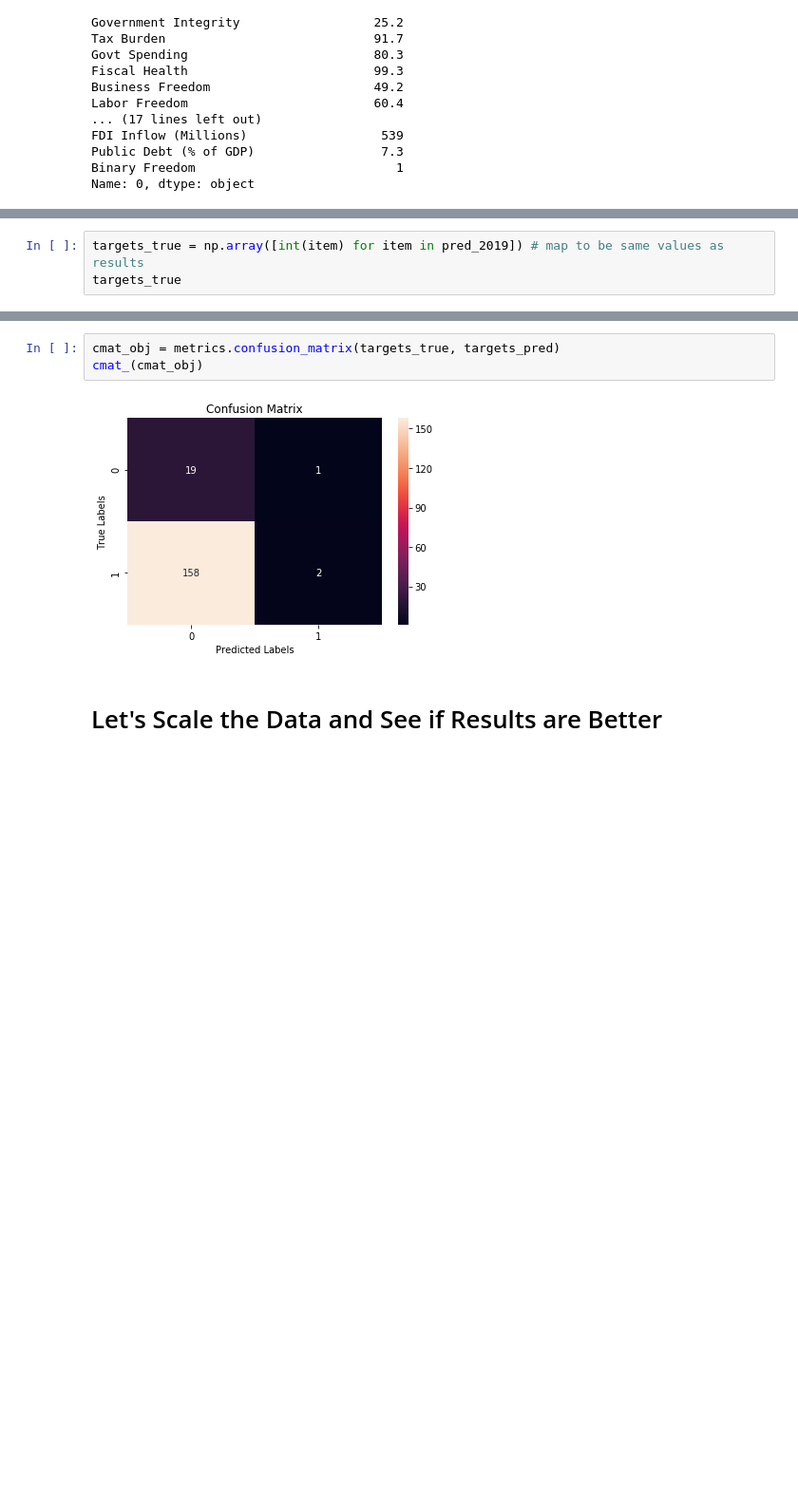
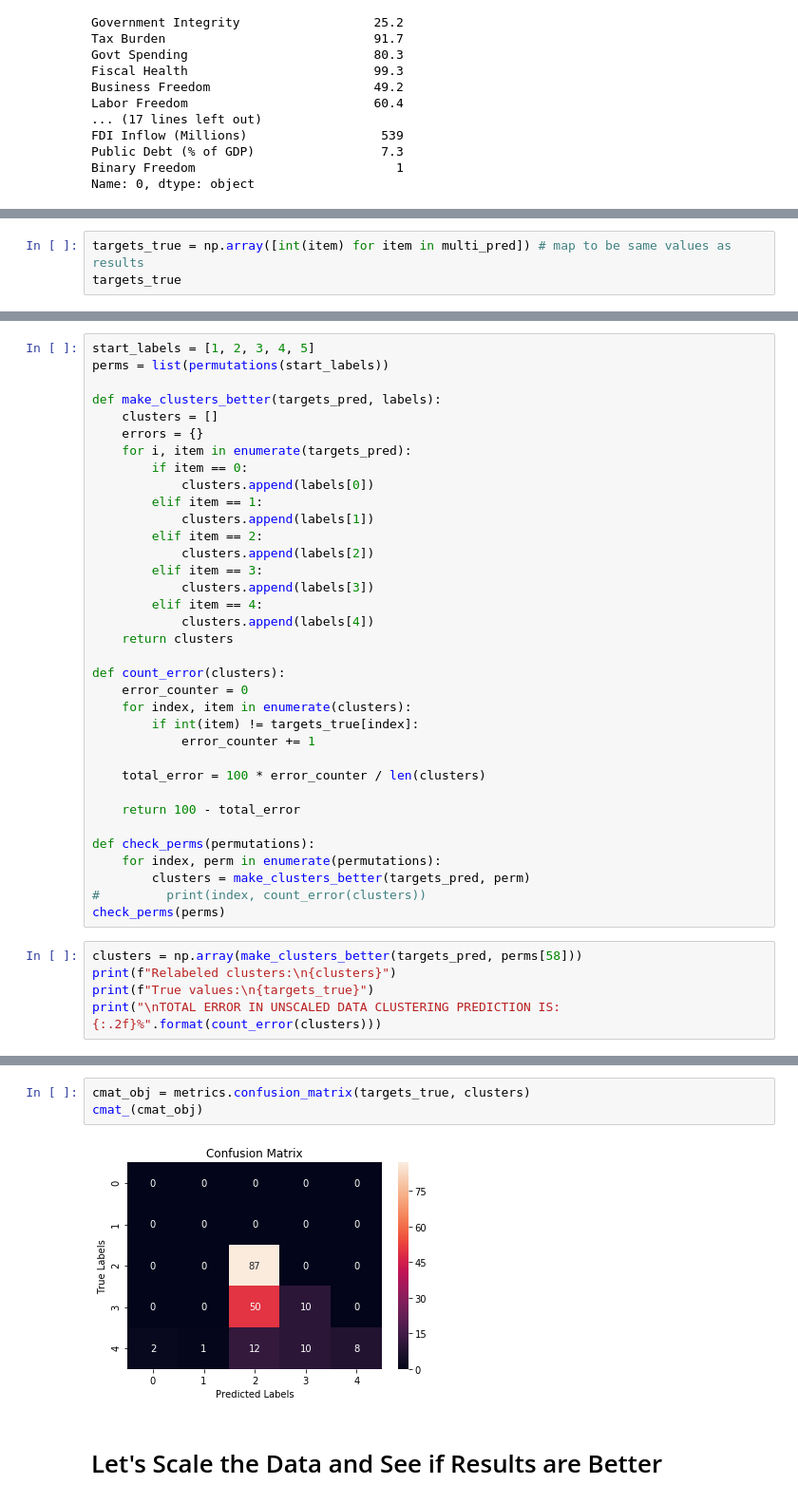
Before and after one commit to fchikwekwe/IntroToMachineLearning, a Jupyter notebook: EconomicFreedomProject.ipynb, the cells around one changed output, grey strips where cells are left out. Shown: that part at 95% size. Saved outputs shown, nothing was run; the diff lists cells and outputs as text; blank space fills up the shorter version.

Commit message:
🤷🏾‍♀️ really tried with linear regression; clustering and classification work though

```diff
--- a/EconomicFreedomProject.ipynb
+++ b/EconomicFreedomProject.ipynb
@@ -669,4 +818,4 @@ array(['1', '1', '1', '1', '1', '1', '1', '1', '1', '1', '1', '1', '1',
 # %%
-targets_true = np.array([int(item) for item in pred_2019]) # map to be same values as results
+targets_true = np.array([int(item) for item in multi_pred]) # map to be same values as results
 targets_true
 # %% [output]
@@ -711,0 +846,40 @@ WOW, That's bad!
+# %%
+start_labels = [1, 2, 3, 4, 5]
+perms = list(permutations(start_labels))
+
+def make_clusters_better(targets_pred, labels):
+    clusters = []
+    errors = {}
+    for i, item in enumerate(targets_pred):
+        if item == 0:
+            clusters.append(labels[0])
+        elif item == 1:
+            clusters.append(labels[1])
+        elif item == 2:
+            clusters.append(labels[2])
+        elif item == 3:
+            clusters.append(labels[3])
+        elif item == 4:
+            clusters.append(labels[4])
+    return clusters
+
+def count_error(clusters):
+    error_counter = 0
+    for index, item in enumerate(clusters):
+        if int(item) != targets_true[index]:
+            error_counter += 1
+
+    total_error = 100 * error_counter / len(clusters)
+
+    return 100 - total_error
+
+def check_perms(permutations):
+    for index, perm in enumerate(permutations):
+        clusters = make_clusters_better(targets_pred, perm)
+#         print(index, count_error(clusters))
+check_perms(perms)
+# %%
+clusters = np.array(make_clusters_better(targets_pred, perms[58]))
+print(f"Relabeled clusters:\n{clusters}")
+print(f"True values:\n{targets_true}")
+print("\nTOTAL ERROR IN UNSCALED DATA CLUSTERING PREDICTION IS: {:.2f}%".format(count_error(clusters)))
@@ -712,7 +901,7 @@ WOW, That's bad!
 # %%
-cmat_obj = metrics.confusion_matrix(targets_true, targets_pred)
+cmat_obj = metrics.confusion_matrix(targets_true, clusters)
 cmat_(cmat_obj)
 # %% [output]
-[figure, old version]
+[figure, new version]
 # %% [markdown]
 # Let's Scale the Data and See if Results are Better
```
Also changed, not shown: parts of 64 cells of this notebook, 1 other file.
